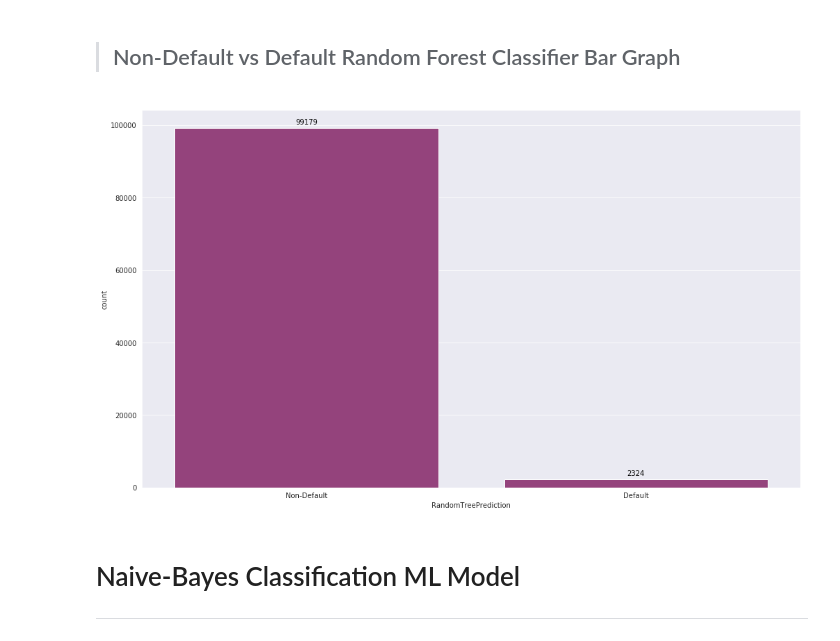
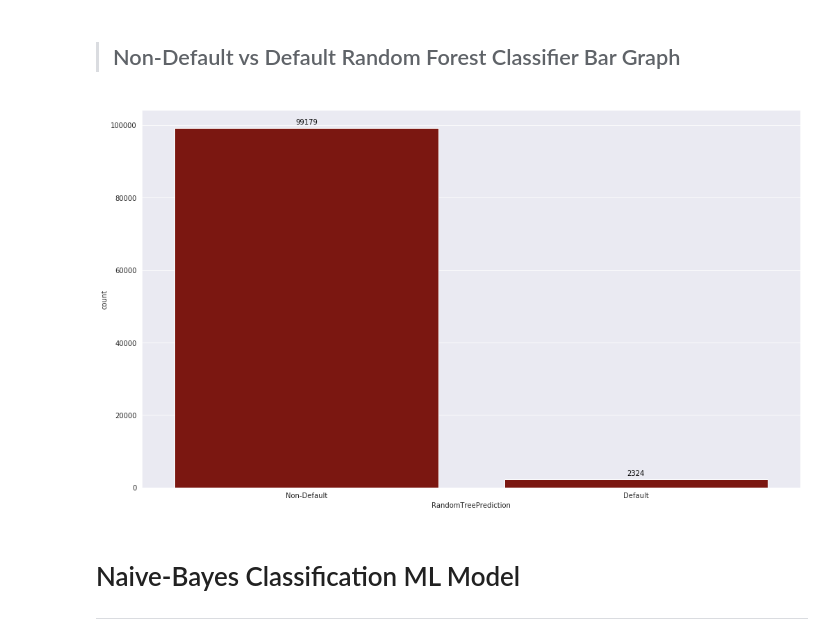
Before and after one commit to retrokyo/data_scripts_reeves, a Jupyter notebook: default_est.ipynb, the cells around one changed output. Cells and saved outputs as stored; diff of their text form; code cells hidden in the pictures.

```diff
--- a/default_est.ipynb
+++ b/default_est.ipynb
@@ -243,16 +243,16 @@ default_graph_test_text.append(len(df_test[df_test['RandomTreePrediction'] == 1]
 > ## Non-Default vs Default Random Forest Classifier Bar Graph
 # %%
 fig6, axs6 = plt.subplots(figsize=(17, 10))
-sns.countplot(df_test['RandomTreePrediction'], color=palette_color[6], ax=axs6)
+sns.countplot(df_test['RandomTreePrediction'], color=palette_color[3], ax=axs6)
 axs6.set_xticklabels(['Non-Default', 'Default'])
 
 for i, v in enumerate(default_graph_test_text):
   axs6.text(i, (v+1000), s=str(v), color='black', ha='center')
 
 plt.savefig('TestDefaultCount.png', bbox_inches='tight')
 plt.show()
 # %% [output]
-[figure, old version]
+[figure, new version]
 # %% [markdown]
 # Naive-Bayes Classification ML Model
 ---
```
Also changed, not shown: parts of 7 cells of this notebook.
